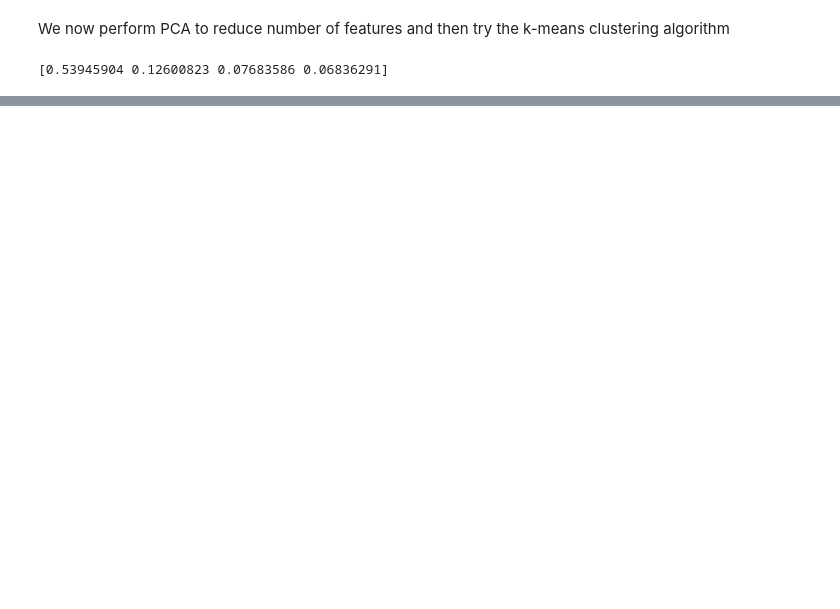
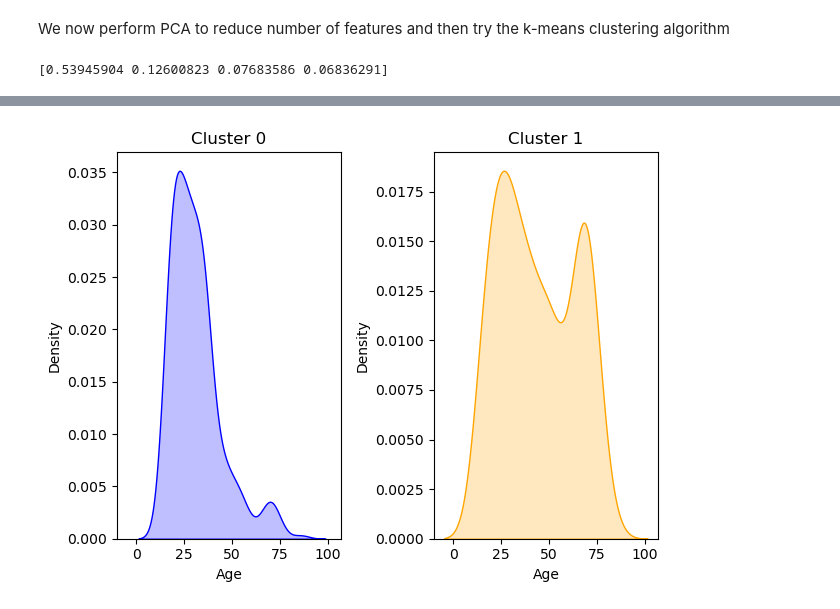
Before and after one commit to rgjha/data_science_basics, a Jupyter notebook: problems/media_consump/models.ipynb, the cells around one changed output, grey strips where cells are left out. Saved outputs shown, nothing was run; the diff lists cells and outputs as text; code cells hidden in the pictures; blank space fills up the shorter version.

```diff
--- a/problems/media_consump/models.ipynb
+++ b/problems/media_consump/models.ipynb
@@ -281,0 +310,22 @@ For n_clusters =  4 , the average silhouette_score is:  0.3798986235103311
+# %%
+def plot_distribution(col):
+    # creating a figure with two subplots
+
+    fig, (ax1, ax2) = plt.subplots(ncols=2, sharex=True)
+    sns.kdeplot(data=df[df['Cluster']==0], x=col, ax=ax1, color='blue', fill=True)
+    sns.kdeplot(data=df[df['Cluster']==1], x=col, ax=ax2, color='orange', fill=True)
+
+    # setting the labels for the plots
+    ax1.set_xlabel(col)
+    ax2.set_xlabel(col)
+    ax1.set_ylabel('Density')
+    ax2.set_ylabel('Density')
+    ax1.set_title('Cluster 0')
+    ax2.set_title('Cluster 1')
+
+    plt.tight_layout()
+    plt.show()
+
+plot_distribution('Age')
+# %% [output]
+[figure, added]
```
Also changed, not shown: parts of 7 cells of this notebook, 10 other files.
